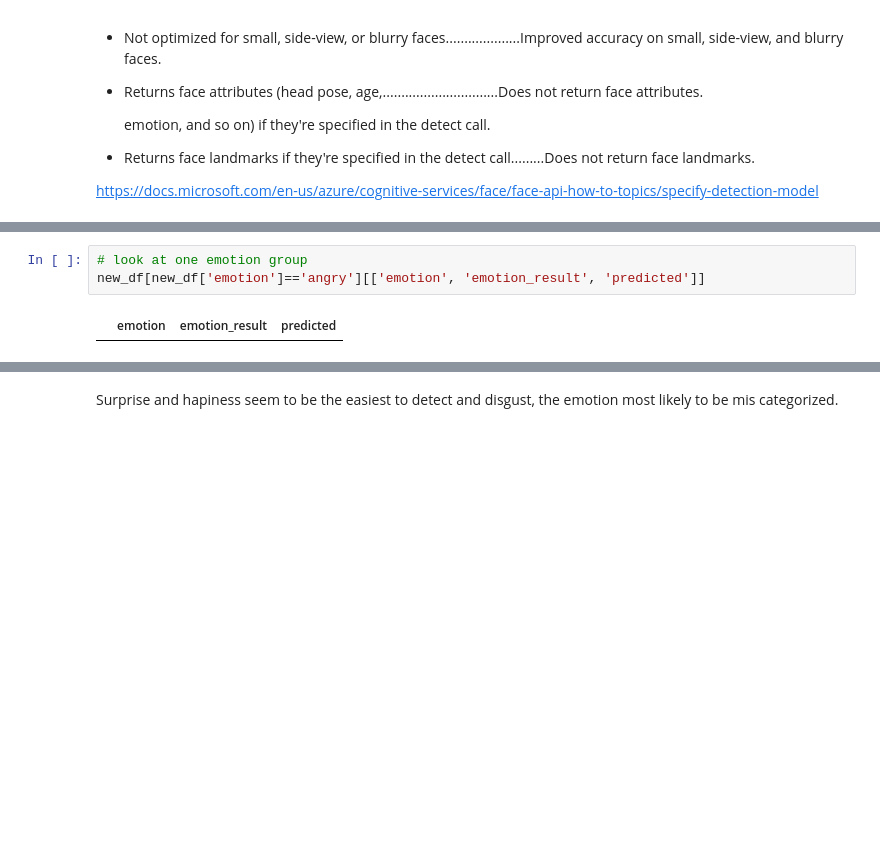
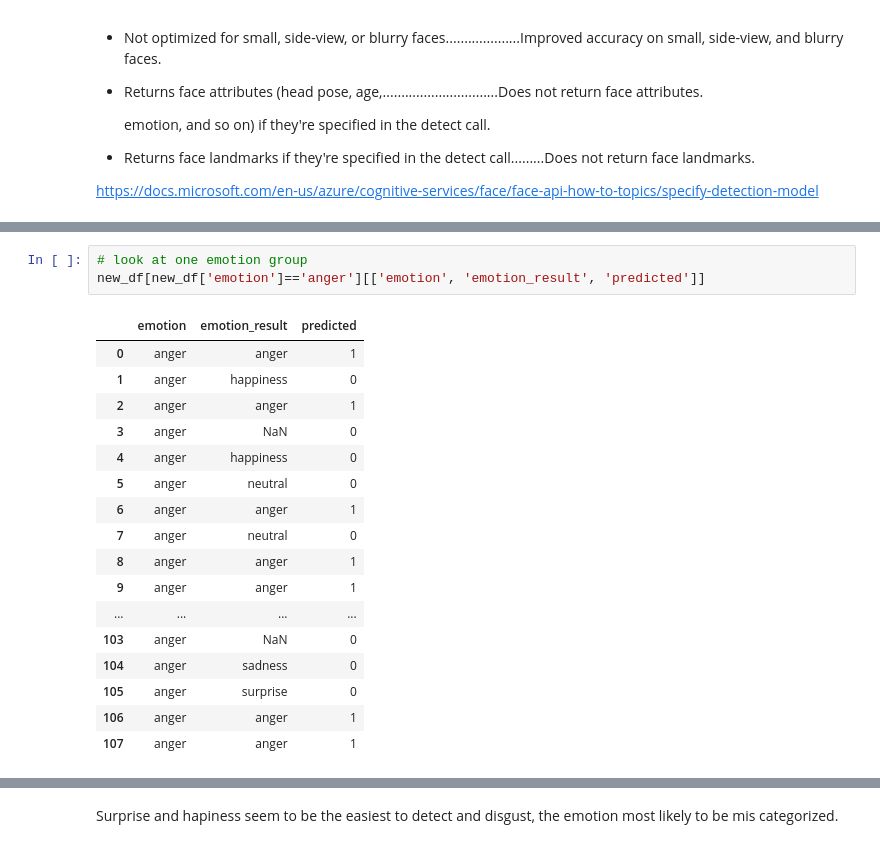
Before and after one commit to nagemnat/cs_face, a Jupyter notebook: emotions.ipynb, the cells around one changed output, grey strips where cells are left out. Drawn from its saved outputs; the diff is of its cells as text; blank space fills up the shorter version.

```diff
--- a/emotions.ipynb
+++ b/emotions.ipynb
@@ -514,8 +499,24 @@ new_df[['emotion','emotion_result','predicted']]
 # %%
 # look at one emotion group
-new_df[new_df['emotion']=='angry'][['emotion', 'emotion_result', 'predicted']]
+new_df[new_df['emotion']=='anger'][['emotion', 'emotion_result', 'predicted']]
 # %% [output]
 |  | emotion | emotion_result | predicted |
+| 0 | anger | anger | 1 |
+| 1 | anger | happiness | 0 |
+| 2 | anger | anger | 1 |
+| 3 | anger | NaN | 0 |
+| 4 | anger | happiness | 0 |
+| 5 | anger | neutral | 0 |
+| 6 | anger | anger | 1 |
+| 7 | anger | neutral | 0 |
+| 8 | anger | anger | 1 |
+| 9 | anger | anger | 1 |
+| ... | ... | ... | ... |
+| 103 | anger | NaN | 0 |
+| 104 | anger | sadness | 0 |
+| 105 | anger | surprise | 0 |
+| 106 | anger | anger | 1 |
+| 107 | anger | anger | 1 |
 # %%
 pd.crosstab(index = new_df.emotion, columns = new_df.emotion_result, margins=True, normalize='index')
 # %% [output]
```
Also changed, not shown: parts of 11 cells of this notebook, 1 other file.
